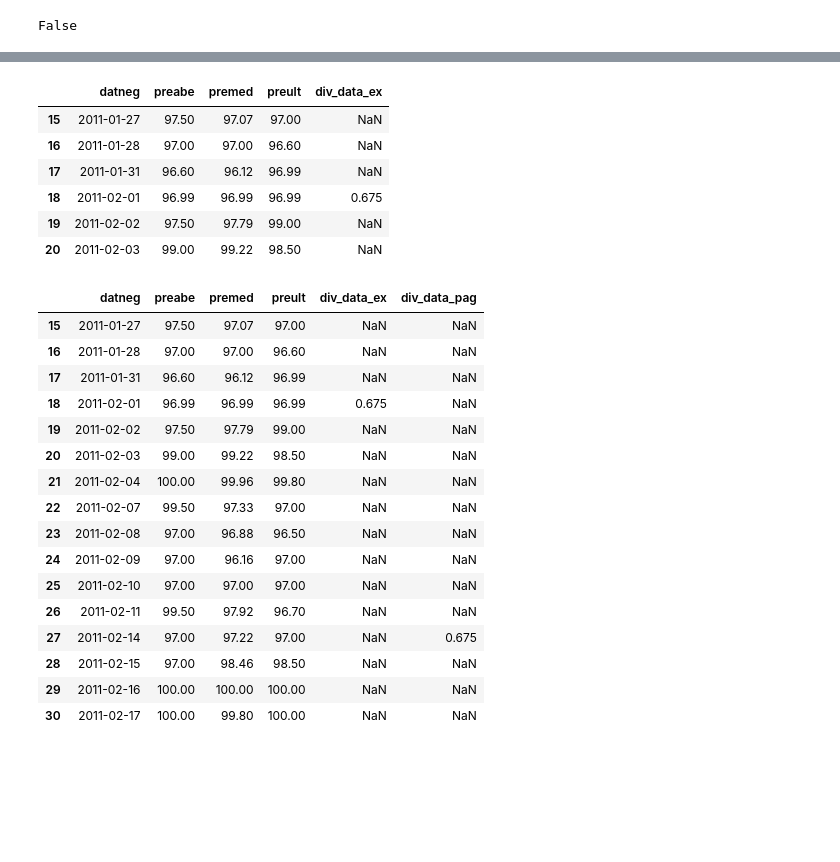
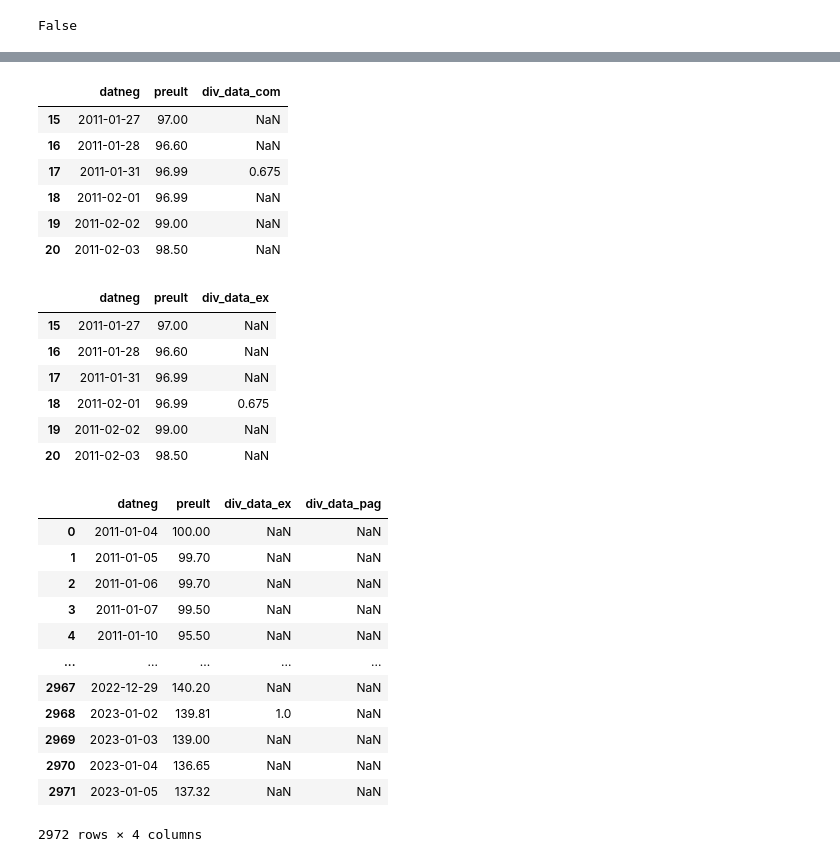
Before and after one commit to crdcj/medium, a Jupyter notebook: KRNI/krni.ipynb, the cells around one changed output, grey strips where cells are left out. Drawn from its saved outputs; the diff is of its cells as text; code cells hidden in the pictures; blank space fills up the shorter version.

```diff
--- a/KRNI/krni.ipynb
+++ b/KRNI/krni.ipynb
@@ -113,11 +113,10 @@ False
 # %%
 # Juntar o histórico de preços com o histórico de dividendos no dataframe "tr" (total return)
 # A coluna "data_pag" será usada em etapa posterior
-tr = pd.merge(precos, divs[["data_com", "dividendo"]], how="outer", left_on="datneg", right_on="data_com")
+tr = pd.merge(precos, divs[["data_com", "dividendo"]], how="left", left_on="datneg", right_on="data_com")
 # Sinalizar que esses dividendos são na data-com -> renomear de "dividendo" para "div_data_com"
 tr.rename(columns={'dividendo': 'div_data_com'}, inplace=True)
 # Data-com é a data em que existe "dividendo" -> remover coluna "data_com"
 tr.drop(columns=["data_com"], inplace=True)
-# Verificar o início do dataframe "tr" para ver se está tudo certo
-tr.loc[15:20]
+tr
 # %% [output]
@@ -131,3 +136,14 @@ tr.loc[15:20]
+# %%
+# Verificar o início do dataframe "tr" para ver se está tudo certo
+tr.loc[15:20]
+# %% [output]
+|  | datneg | preult | div_data_com |
+| 15 | 2011-01-27 | 97.00 | NaN |
+| 16 | 2011-01-28 | 96.60 | NaN |
+| 17 | 2011-01-31 | 96.99 | 0.675 |
+| 18 | 2011-02-01 | 96.99 | NaN |
+| 19 | 2011-02-02 | 99.00 | NaN |
+| 20 | 2011-02-03 | 98.50 | NaN |
 # %%
 # Criar nova coluna "div_data_ex" que é o valor do dividendo na data-ex (ex-dividendos)
 tr["div_data_ex"] = tr["div_data_com"].shift(1)
@@ -136,36 +152,32 @@ tr.drop(columns=["div_data_com"], inplace=True)
 # Verificar o início do dataframe "tr" para ver se está tudo certo
 tr.loc[15:20]
 # %% [output]
-|  | datneg | preabe | premed | preult | div_data_ex |
-| 15 | 2011-01-27 | 97.50 | 97.07 | 97.00 | NaN |
-| 16 | 2011-01-28 | 97.00 | 97.00 | 96.60 | NaN |
-| 17 | 2011-01-31 | 96.60 | 96.12 | 96.99 | NaN |
-| 18 | 2011-02-01 | 96.99 | 96.99 | 96.99 | 0.675 |
-| 19 | 2011-02-02 | 97.50 | 97.79 | 99.00 | NaN |
-| 20 | 2011-02-03 | 99.00 | 99.22 | 98.50 | NaN |
+|  | datneg | preult | div_data_ex |
+| 15 | 2011-01-27 | 97.00 | NaN |
+| 16 | 2011-01-28 | 96.60 | NaN |
+| 17 | 2011-01-31 | 96.99 | NaN |
+| 18 | 2011-02-01 | 96.99 | 0.675 |
+| 19 | 2011-02-02 | 99.00 | NaN |
+| 20 | 2011-02-03 | 98.50 | NaN |
 # %%
 # Inserir o histórico de dividendos na "data_pag" no dataframe "tr" (total return)
-tr = tr.merge(divs[["data_pag", "dividendo"]], how="outer", left_on="datneg", right_on="data_pag")
+tr = tr.merge(divs[["data_pag", "dividendo"]], how="left", left_on="datneg", right_on="data_pag")
 # Sinalizar que esses dividendos são na data-pag -> renomear de "dividendo" para "div_data_pag"
 tr.rename(columns={'dividendo': 'div_data_pag'}, inplace=True)
 # Data-pagm é a data em que existe "div_data_pag" -> remover coluna "data_pag"
 tr.drop(columns=["data_pag"], inplace=True)
-tr.loc[15:30]
+tr
 # %% [output]
-|  | datneg | preabe | premed | preult | div_data_ex | div_data_pag |
-| 15 | 2011-01-27 | 97.50 | 97.07 | 97.00 | NaN | NaN |
-| 16 | 2011-01-28 | 97.00 | 97.00 | 96.60 | NaN | NaN |
-| 17 | 2011-01-31 | 96.60 | 96.12 | 96.99 | NaN | NaN |
-| 18 | 2011-02-01 | 96.99 | 96.99 | 96.99 | 0.675 | NaN |
-| 19 | 2011-02-02 | 97.50 | 97.79 | 99.00 | NaN | NaN |
-| 20 | 2011-02-03 | 99.00 | 99.22 | 98.50 | NaN | NaN |
-| 21 | 2011-02-04 | 100.00 | 99.96 | 99.80 | NaN | NaN |
-| 22 | 2011-02-07 | 99.50 | 97.33 | 97.00 | NaN | NaN |
-| 23 | 2011-02-08 | 97.00 | 96.88 | 96.50 | NaN | NaN |
-| 24 | 2011-02-09 | 97.00 | 96.16 | 97.00 | NaN | NaN |
-| 25 | 2011-02-10 | 97.00 | 97.00 | 97.00 | NaN | NaN |
-| 26 | 2011-02-11 | 99.50 | 97.92 | 96.70 | NaN | NaN |
-| 27 | 2011-02-14 | 97.00 | 97.22 | 97.00 | NaN | 0.675 |
-| 28 | 2011-02-15 | 97.00 | 98.46 | 98.50 | NaN | NaN |
-| 29 | 2011-02-16 | 100.00 | 100.00 | 100.00 | NaN | NaN |
-| 30 | 2011-02-17 | 100.00 | 99.80 | 100.00 | NaN | NaN |
+|  | datneg | preult | div_data_ex | div_data_pag |
+| 0 | 2011-01-04 | 100.00 | NaN | NaN |
+| 1 | 2011-01-05 | 99.70 | NaN | NaN |
+| 2 | 2011-01-06 | 99.70 | NaN | NaN |
+| 3 | 2011-01-07 | 99.50 | NaN | NaN |
+| 4 | 2011-01-10 | 95.50 | NaN | NaN |
+| ... | ... | ... | ... | ... |
+| 2967 | 2022-12-29 | 140.20 | NaN | NaN |
+| 2968 | 2023-01-02 | 139.81 | 1.0 | NaN |
+| 2969 | 2023-01-03 | 139.00 | NaN | NaN |
+| 2970 | 2023-01-04 | 136.65 | NaN | NaN |
+| 2971 | 2023-01-05 | 137.32 | NaN | NaN |
+2972 rows × 4 columns
```
Also changed, not shown: parts of 15 cells of this notebook, 3 other files.
